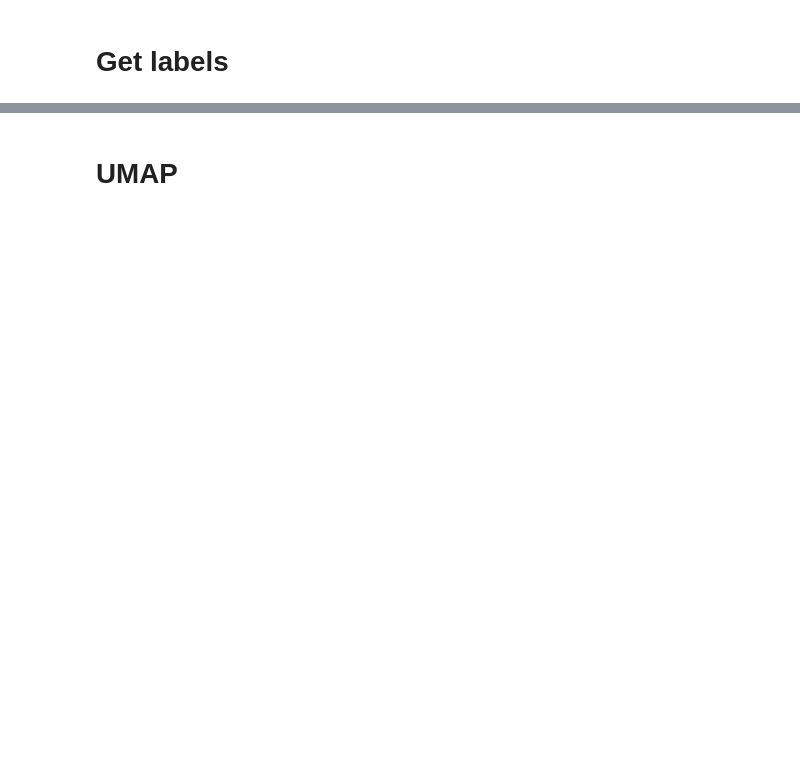
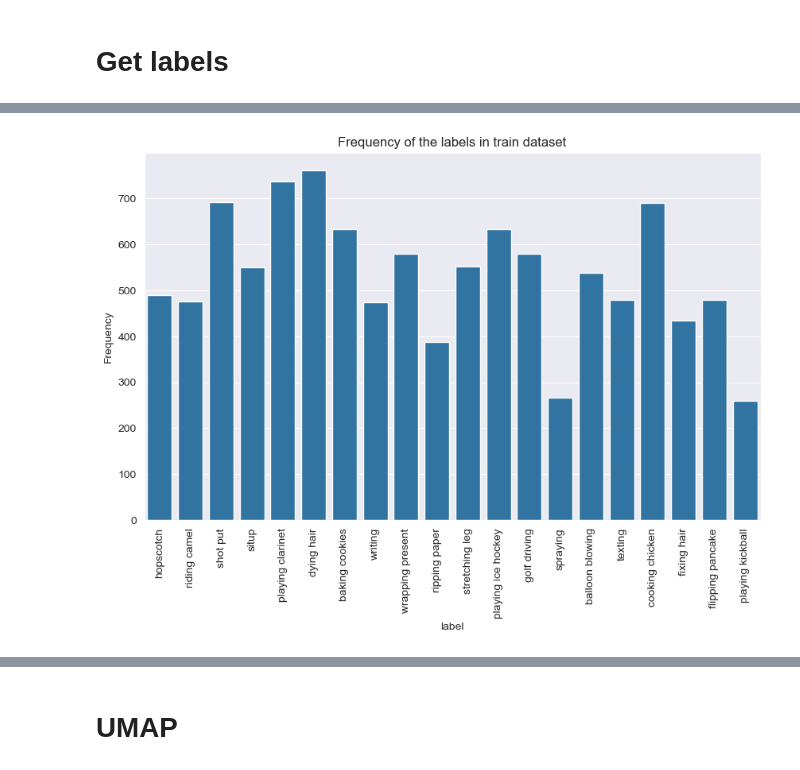
Before and after one commit to diegorandolp/MLProject3, a Jupyter notebook: DBScan.ipynb, the cells around one changed output, grey strips where cells are left out. Drawn from its saved outputs; the diff is of its cells as text; code cells hidden in the pictures; blank space fills up the shorter version.

```diff
--- a/DBScan.ipynb
+++ b/DBScan.ipynb
@@ -89,3 +95,14 @@ train_subset_labels
+# %%
+# Exploratory analysys of train_subset_labels
+# Graph frequency of the labels in train_subset_labels
+plt.figure(figsize=(10, 6))
+sns.countplot(x="label", data=train_subset_labels)
+plt.xticks(rotation=90)
+plt.ylabel("Frequency")
+plt.title("Frequency of the labels in train dataset")
+plt.show()
+# %% [output]
+[figure, added]
 # %%
 Y_train_no_encode = []
 # sort the labels to have the same order as in the feature vectors and video_ids
```
Also changed, not shown: parts of 31 cells of this notebook, 3 other files.
